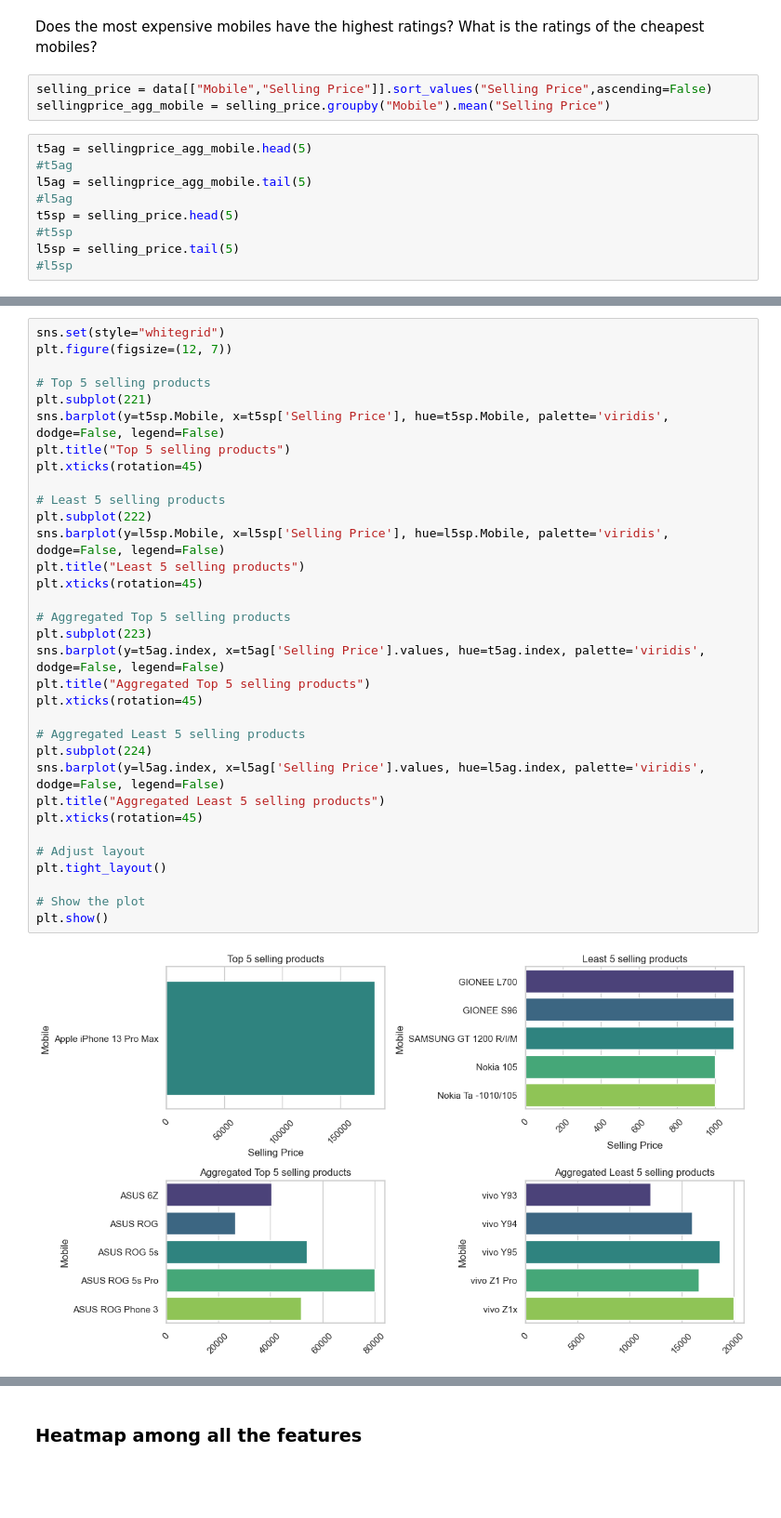
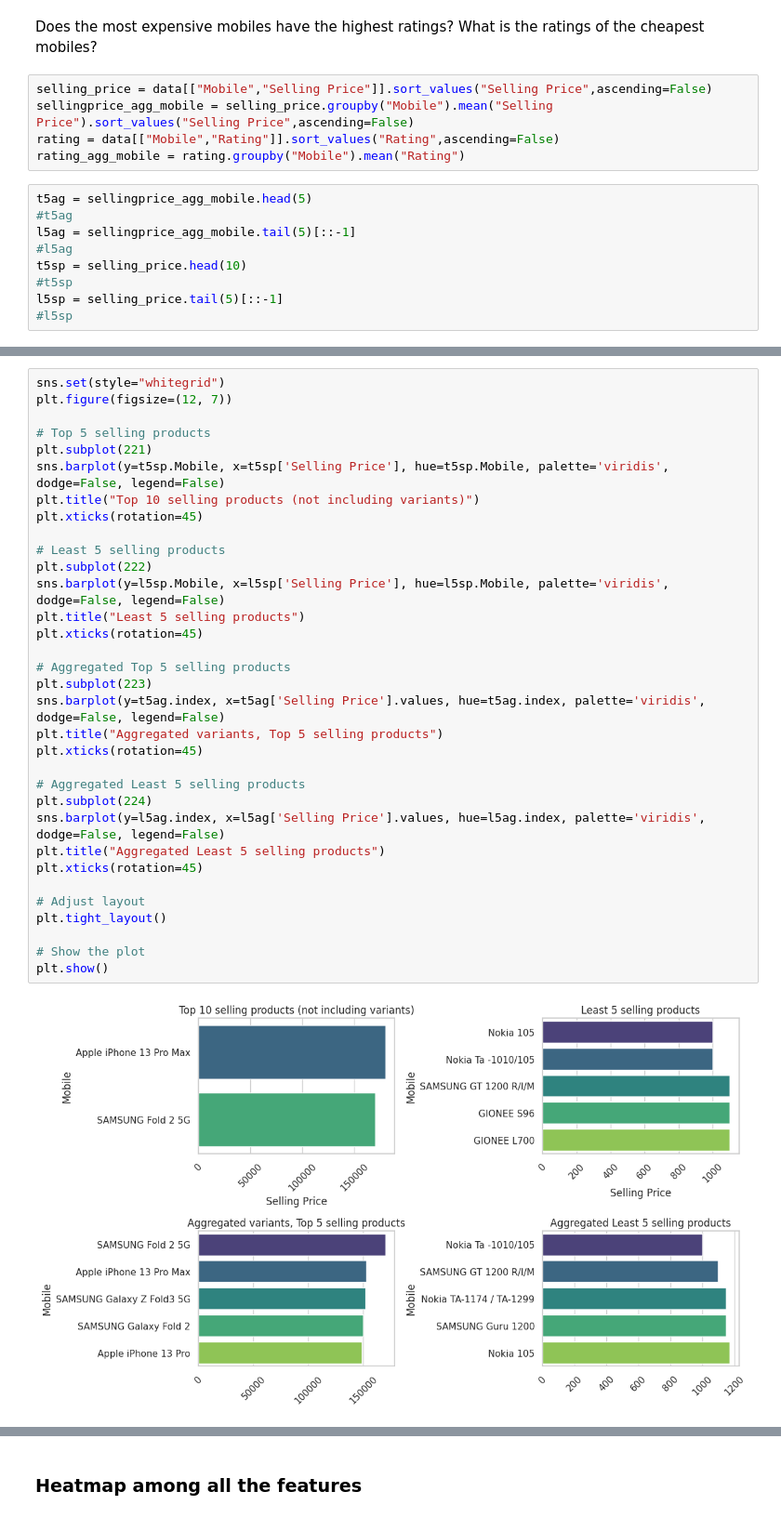
Before and after one commit to Vahsir7/EDA, a Jupyter notebook: mobile_sales/analysis.ipynb, the cells around one changed output, grey strips where cells are left out. Shown at 93% size. Cells and saved outputs as stored; diff of their text form; blank space fills up the shorter version.

```diff
--- a/mobile_sales/analysis.ipynb
+++ b/mobile_sales/analysis.ipynb
@@ -580,13 +580,15 @@ plt.show()
 Does the most expensive mobiles have the highest ratings? What is the ratings of the cheapest mobiles?
 # %%
 selling_price = data[["Mobile","Selling Price"]].sort_values("Selling Price",ascending=False)
-sellingprice_agg_mobile = selling_price.groupby("Mobile").mean("Selling Price")
+sellingprice_agg_mobile = selling_price.groupby("Mobile").mean("Selling Price").sort_values("Selling Price",ascending=False)
+rating = data[["Mobile","Rating"]].sort_values("Rating",ascending=False)
+rating_agg_mobile = rating.groupby("Mobile").mean("Rating")
 # %%
 t5ag = sellingprice_agg_mobile.head(5)
 #t5ag
-l5ag = sellingprice_agg_mobile.tail(5)
+l5ag = sellingprice_agg_mobile.tail(5)[::-1]
 #l5ag
-t5sp = selling_price.head(5)
+t5sp = selling_price.head(10)
 #t5sp
-l5sp = selling_price.tail(5)
+l5sp = selling_price.tail(5)[::-1]
 #l5sp
@@ -595,33 +606,33 @@ sns.set(style="whitegrid")
 plt.figure(figsize=(12, 7))
 
 # Top 5 selling products
 plt.subplot(221)
 sns.barplot(y=t5sp.Mobile, x=t5sp['Selling Price'], hue=t5sp.Mobile, palette='viridis', dodge=False, legend=False)
-plt.title("Top 5 selling products")
+plt.title("Top 10 selling products (not including variants)")
 plt.xticks(rotation=45)
 
 # Least 5 selling products
 plt.subplot(222)
 sns.barplot(y=l5sp.Mobile, x=l5sp['Selling Price'], hue=l5sp.Mobile, palette='viridis', dodge=False, legend=False)
 plt.title("Least 5 selling products")
 plt.xticks(rotation=45)
 
 # Aggregated Top 5 selling products
 plt.subplot(223)
 sns.barplot(y=t5ag.index, x=t5ag['Selling Price'].values, hue=t5ag.index, palette='viridis', dodge=False, legend=False)
-plt.title("Aggregated Top 5 selling products")
+plt.title("Aggregated variants, Top 5 selling products")
 plt.xticks(rotation=45)
 
 # Aggregated Least 5 selling products
 plt.subplot(224)
 sns.barplot(y=l5ag.index, x=l5ag['Selling Price'].values, hue=l5ag.index, palette='viridis', dodge=False, legend=False)
 plt.title("Aggregated Least 5 selling products")
 plt.xticks(rotation=45)
 
 # Adjust layout
 plt.tight_layout()
 
 # Show the plot
 plt.show()
 # %% [output]
-[figure, old version]
+[figure, new version]
```
Also changed, not shown: parts of 30 cells of this notebook.
